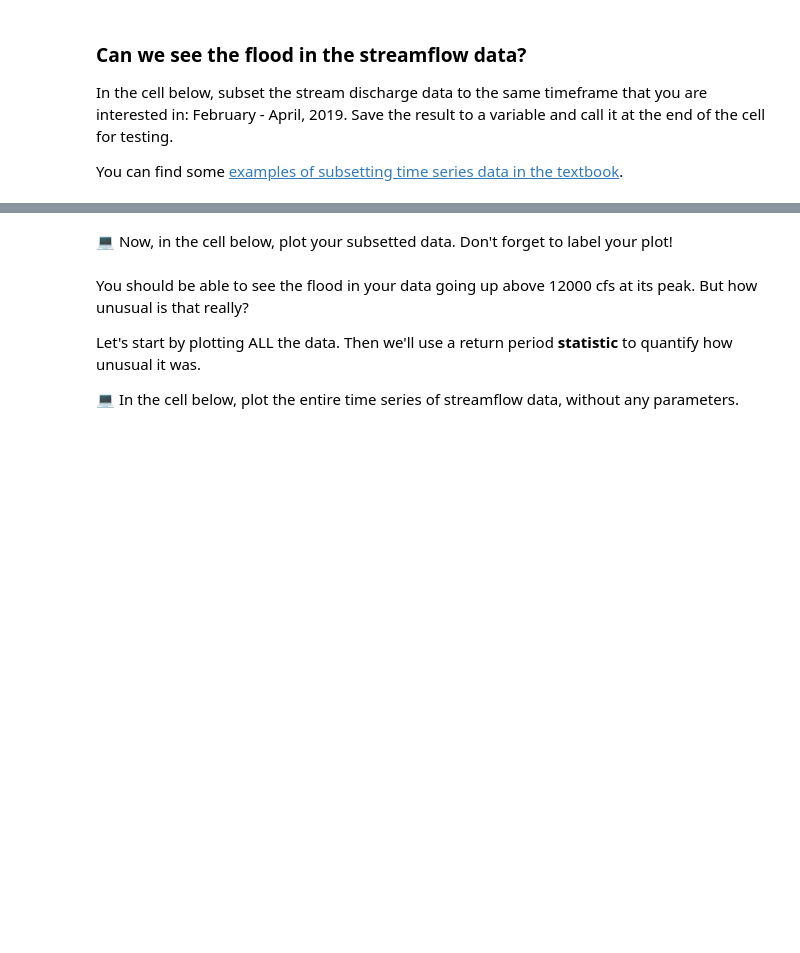
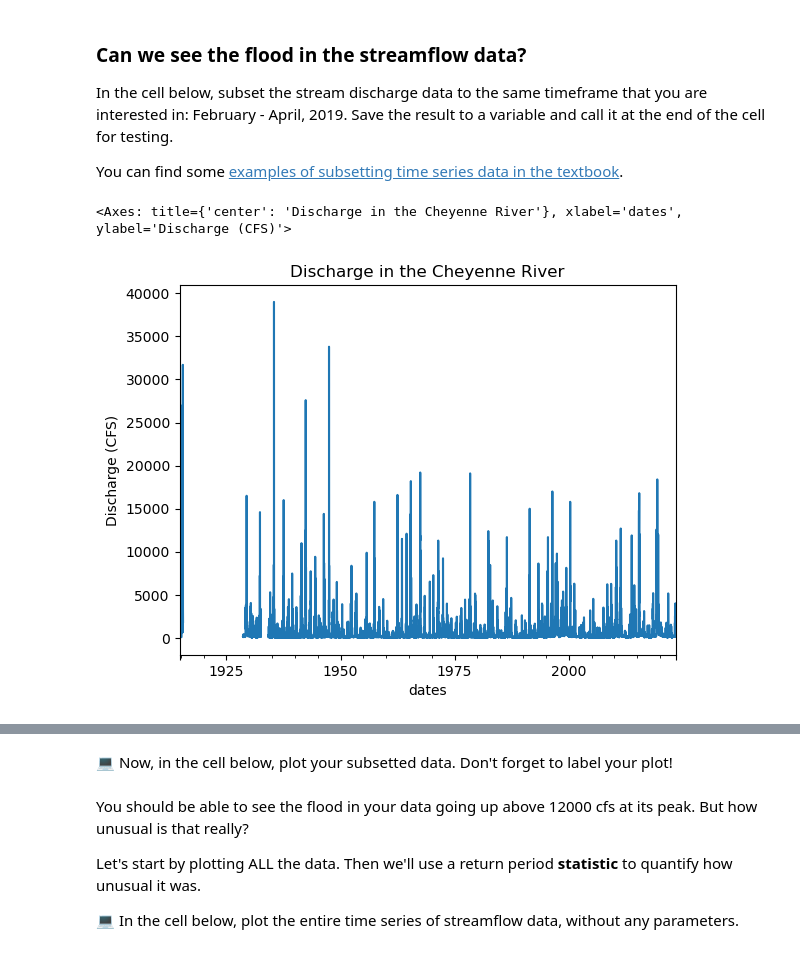
Before and after one commit to cu-esiil-edu/time-series-data-SNyaSanchez, a Jupyter notebook: stars-02-time-series.ipynb, the cells around one changed output, grey strips where cells are left out. Cells and saved outputs as stored; diff of their text form; code cells hidden in the pictures; blank space fills up the shorter version.

```diff
--- a/stars-02-time-series.ipynb
+++ b/stars-02-time-series.ipynb
@@ -379,0 +392,12 @@ raise NotImplementedError()
+# %%
+river_flow = pd.read_csv(
+    BytesIO(d.content),
+    comment='#',
+    delimiter='\t',
+    skiprows=[29, 30],
+    names=['Agency', 'Site ID', 'Date', 'Discharge', 'Code'],
+    index_col='Date',
+    parse_dates=True,
+    na_values='Ice'
+)
+river_flow
@@ -425,0 +462,12 @@ raise NotImplementedError()
+# %%
+river_flow.plot(
+    y= 'Discharge',
+    ylabel= 'Discharge (CFS)',
+    xlabel= 'dates',
+    legend= False,
+    title= 'Discharge in the Cheyenne River'
+
+)
+# %% [output]
+<Axes: title={'center': 'Discharge in the Cheyenne River'}, xlabel='dates', ylabel='Discharge (CFS)'>
+[figure, added]
```
Also changed, not shown: parts of 16 cells of this notebook.
